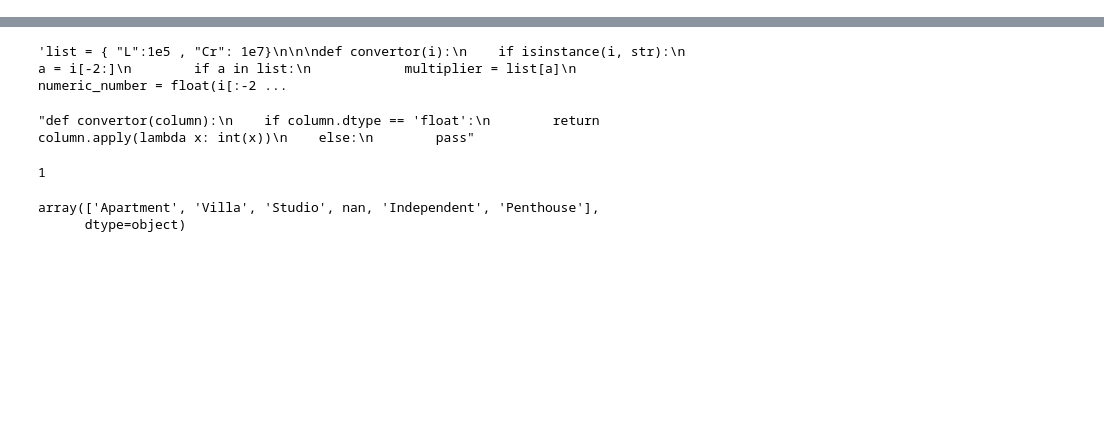
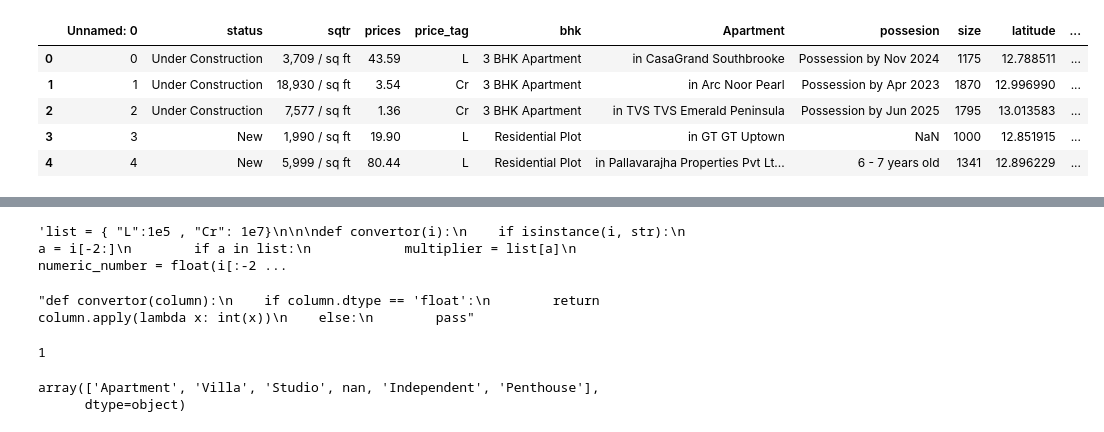
Before and after one commit to rishikeshwaghela/Python_ca2, a Jupyter notebook: final_ca2.ipynb, the cells around one changed output, grey strips where cells are left out. Drawn from its saved outputs; the diff is of its cells as text; code cells hidden in the pictures; blank space fills up the shorter version.

```diff
--- a/final_ca2.ipynb
+++ b/final_ca2.ipynb
@@ -2,6 +2,8 @@
 import pandas as pd
 # %%
 mumbai_city = pd.read_csv("/Users/raw/Desktop/Python_ca2/mumbai_city.csv", low_memory= False)
+chennai_city = pd.read_csv("/Users/raw/Desktop/Python_ca2/chennai_city.csv", low_memory=False)
+delhi_city = pd.read_csv("/Users/raw/Desktop/Python_ca2/delhi_city.csv", low_memory=False)
 # %%
 mumbai_city.head()
 # %% [output]
@@ -11,3 +13,12 @@ mumbai_city.head()
 | 2 | 2 | Under Construction | 14,280 / sq ft | 94.11 | L | 2 BHK Apartment | in Origin Oriana | Possession by Nov 2024 | 659 | 19.288668 | ... |
 | 3 | 3 | Under Construction | 6,813 / sq ft | 1.99 | Cr | 5 BHK Villa | in Agami Estancia | Possession by Jun 2024 | 2921 | 19.781849 | ... |
 | 4 | 4 | Under Construction | 6,329 / sq ft | 33.99 | L | 2 BHK Apartment | in Dashmesh Empire | Possession by May 2027 | 537 | 19.166450 | ... |
+# %%
+chennai_city.head()
+# %% [output]
+|  | Unnamed: 0 | status | sqtr | prices | price_tag | bhk | Apartment | possesion | size | latitude | ... |
+| 0 | 0 | Under Construction | 3,709 / sq ft | 43.59 | L | 3 BHK Apartment | in CasaGrand Southbrooke | Possession by Nov 2024 | 1175 | 12.788511 | ... |
+| 1 | 1 | Under Construction | 18,930 / sq ft | 3.54 | Cr | 3 BHK Apartment | in Arc Noor Pearl | Possession by Apr 2023 | 1870 | 12.996990 | ... |
+| 2 | 2 | Under Construction | 7,577 / sq ft | 1.36 | Cr | 3 BHK Apartment | in TVS TVS Emerald Peninsula | Possession by Jun 2025 | 1795 | 13.013583 | ... |
+| 3 | 3 | New | 1,990 / sq ft | 19.90 | L | Residential Plot | in GT GT Uptown | NaN | 1000 | 12.851915 | ... |
+| 4 | 4 | New | 5,999 / sq ft | 80.44 | L | Residential Plot | in Pallavarajha Properties Pvt Lt... | 6 - 7 years old | 1341 | 12.896229 | ... |
```
Also changed, not shown: parts of 56 cells of this notebook.
